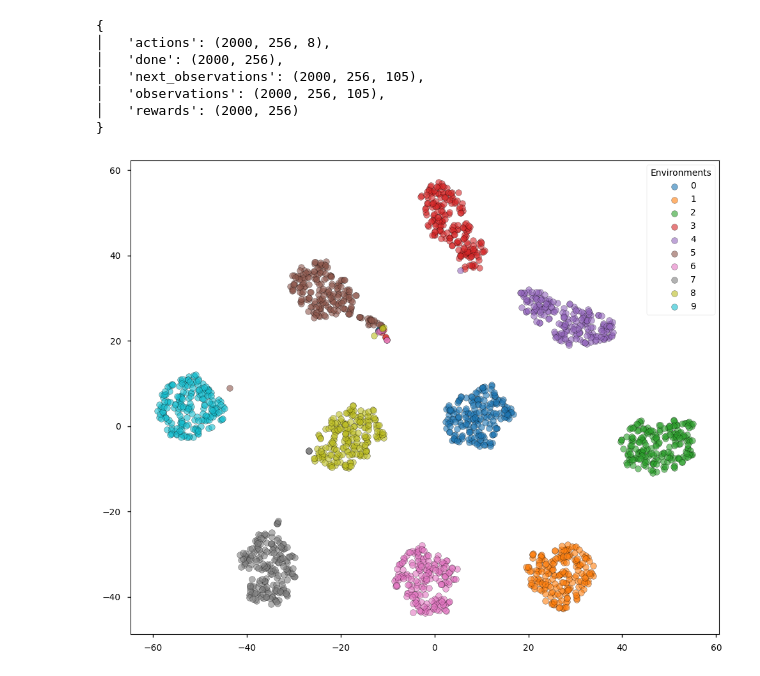
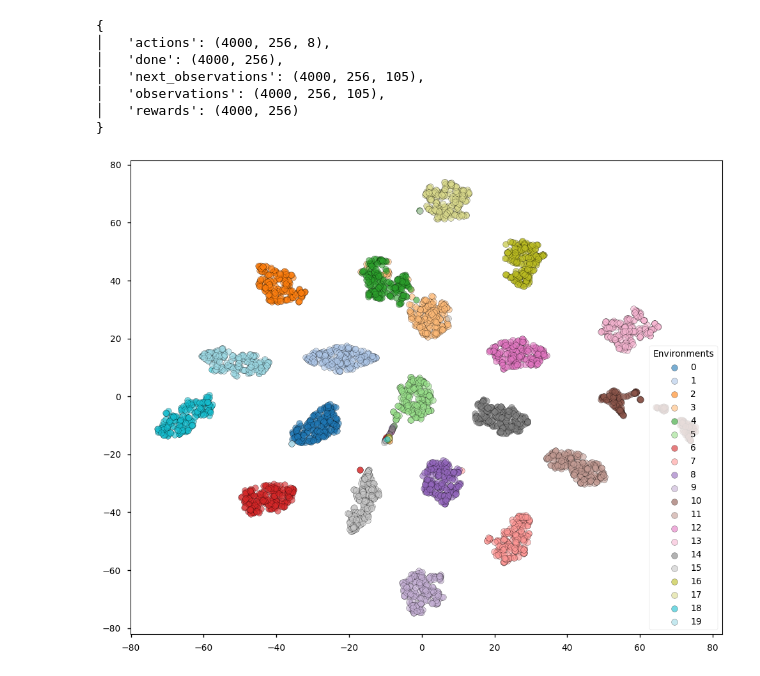
Before and after one commit to skylooop/BeliefConditionedFB, a Jupyter notebook: notebooks/test.ipynb, the cells around one changed output. Cells and saved outputs as stored; diff of their text form; code cells hidden in the pictures.

```diff
--- a/notebooks/test.ipynb
+++ b/notebooks/test.ipynb
@@ -76,7 +76,7 @@ def concatenate_dicts(dict1, dict2):
 selected_keys = ["observation", "next_observation", "actions", "done", "reward"]
 
 whole_data = []
-for i in range(10):
+for i in range(20):
     cur_data = np.load(f"/home/m_bobrin/ZeroShotRL/envs/mujoco/data_custom_ant/default_ind_{i}.npz", allow_pickle=True)
     data = {key: cur_data[key] for key in selected_keys if key in cur_data.files}
     data['observations'] = data['observation']
@@ -92,11 +92,11 @@ pprint(jax.tree.map(lambda x: x.shape, whole_data))
 whole_dataset = Dataset.create(**jax.device_get(whole_data))
 # %% [output]
 {
-│   'actions': (2000, 256, 8),
-│   'done': (2000, 256),
-│   'next_observations': (2000, 256, 105),
-│   'observations': (2000, 256, 105),
-│   'rewards': (2000, 256)
+│   'actions': (4000, 256, 8),
+│   'done': (4000, 256),
+│   'next_observations': (4000, 256, 105),
+│   'observations': (4000, 256, 105),
+│   'rewards': (4000, 256)
 }
 # %%
 from utils.transformer_nets import DynamicsTransformer, NextStatePrediction
@@ -155,34 +155,34 @@ def update(agent, batch):
     agent, info = agent.apply_loss_fn(loss_fn)
     return agent, info
 
-num_environments = 10
+num_environments = 20
 samples_per_env = 200
 
 # Generate colors automatically
 env_indices = np.repeat(np.arange(num_environments), samples_per_env)
 
 pbar = tqdm(range(50_000))
 for i in pbar:
     batch = whole_dataset.sample(32)
     network, info = update(network, batch)
 
     if i % 5_000 == 0:
         clear_output()
         dynamics_embedding = network.select('dynamic_transformer')(whole_data['observations'], whole_data['actions'],
                                                                             whole_data['next_observations'], train=False)
         tsne = TSNE(random_state=42).fit_transform(dynamics_embedding)
         fig, ax = plt.subplots(figsize=(10, 8))
         for i in range(num_environments):
             mask = (env_indices == i)
             ax.scatter(tsne[mask, 0], tsne[mask, 1],
-                        color=plt.cm.tab10(i),
+                        color=plt.cm.tab20(i),
                         edgecolors='black',
                         label=i,
                         alpha=0.6)
 
         ax.legend(title="Environments")
         plt.tight_layout()
         display(fig)
         plt.close(fig)
 # %% [output]
-[figure, old version]
+[figure, new version]
```
Also changed, not shown: parts of 9 cells of this notebook, 49 other files.
